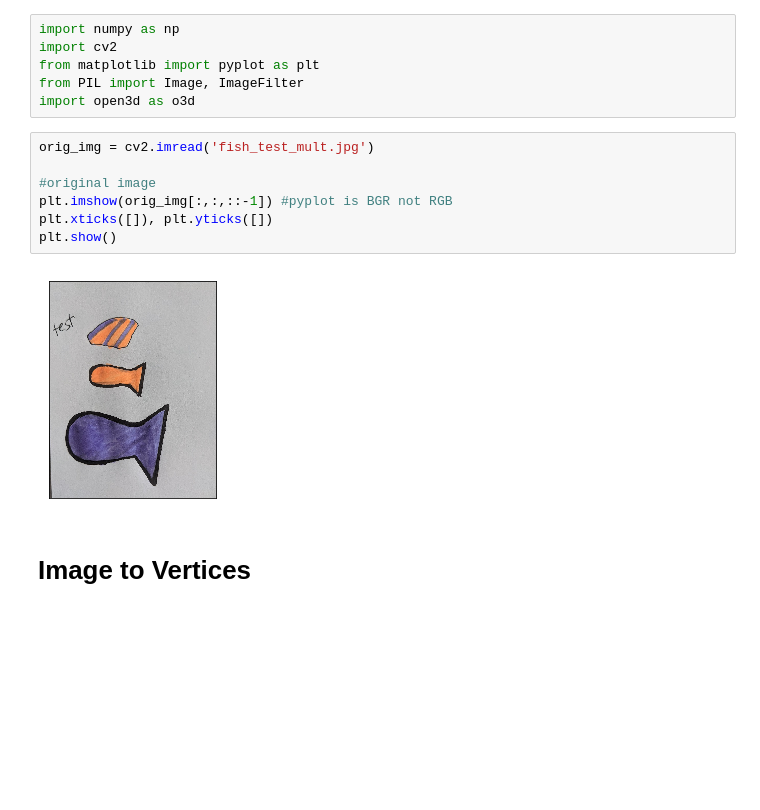
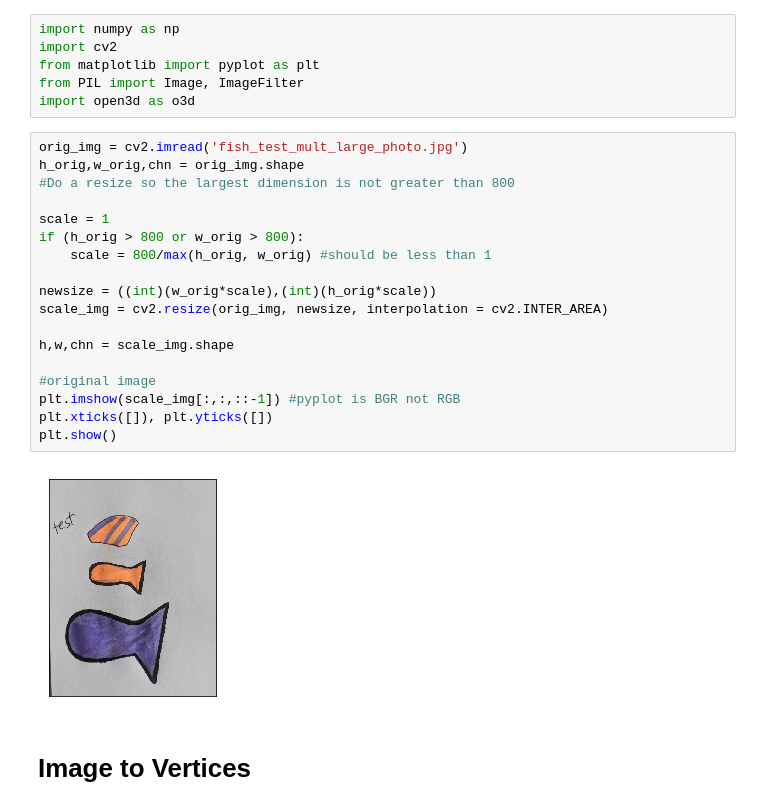
Before and after one commit to jayleenli/AR-Sandbox-Aquarium, a Jupyter notebook: convert_img_to_triangle_mesh.ipynb, the cells around one changed output. Cells and saved outputs as stored; diff of their text form; blank space fills up the shorter version.

```diff
--- a/convert_img_to_triangle_mesh.ipynb
+++ b/convert_img_to_triangle_mesh.ipynb
@@ -47,15 +47,26 @@ import cv2
 from matplotlib import pyplot as plt
 from PIL import Image, ImageFilter
 import open3d as o3d
-# %%
-orig_img = cv2.imread('fish_test_mult.jpg')
-
-#original image
-plt.imshow(orig_img[:,:,::-1]) #pyplot is BGR not RGB
-plt.xticks([]), plt.yticks([])
-plt.show()
-# %% [output]
-[figure, removed]
+# %%
+orig_img = cv2.imread('fish_test_mult_large_photo.jpg')
+h_orig,w_orig,chn = orig_img.shape
+#Do a resize so the largest dimension is not greater than 800
+
+scale = 1
+if (h_orig > 800 or w_orig > 800):
+    scale = 800/max(h_orig, w_orig) #should be less than 1
+
+newsize = ((int)(w_orig*scale),(int)(h_orig*scale))
+scale_img = cv2.resize(orig_img, newsize, interpolation = cv2.INTER_AREA)
+
+h,w,chn = scale_img.shape
+
+#original image
+plt.imshow(scale_img[:,:,::-1]) #pyplot is BGR not RGB
+plt.xticks([]), plt.yticks([])
+plt.show()
+# %% [output]
+[figure, added]
 # %% [markdown]
 # Image to Vertices
 # %% [markdown]
```
Also changed, not shown: parts of 8 cells of this notebook, 11 other files.
